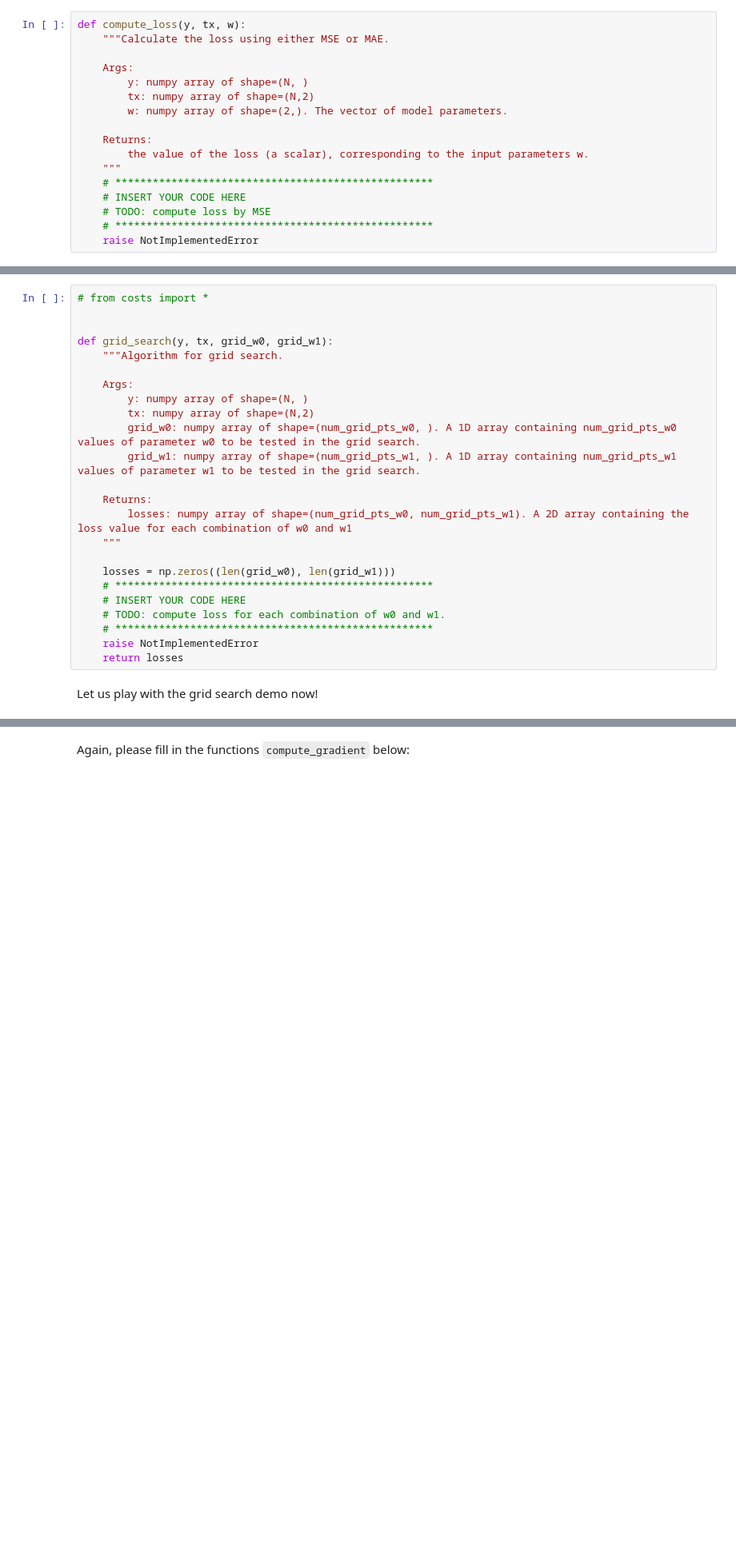
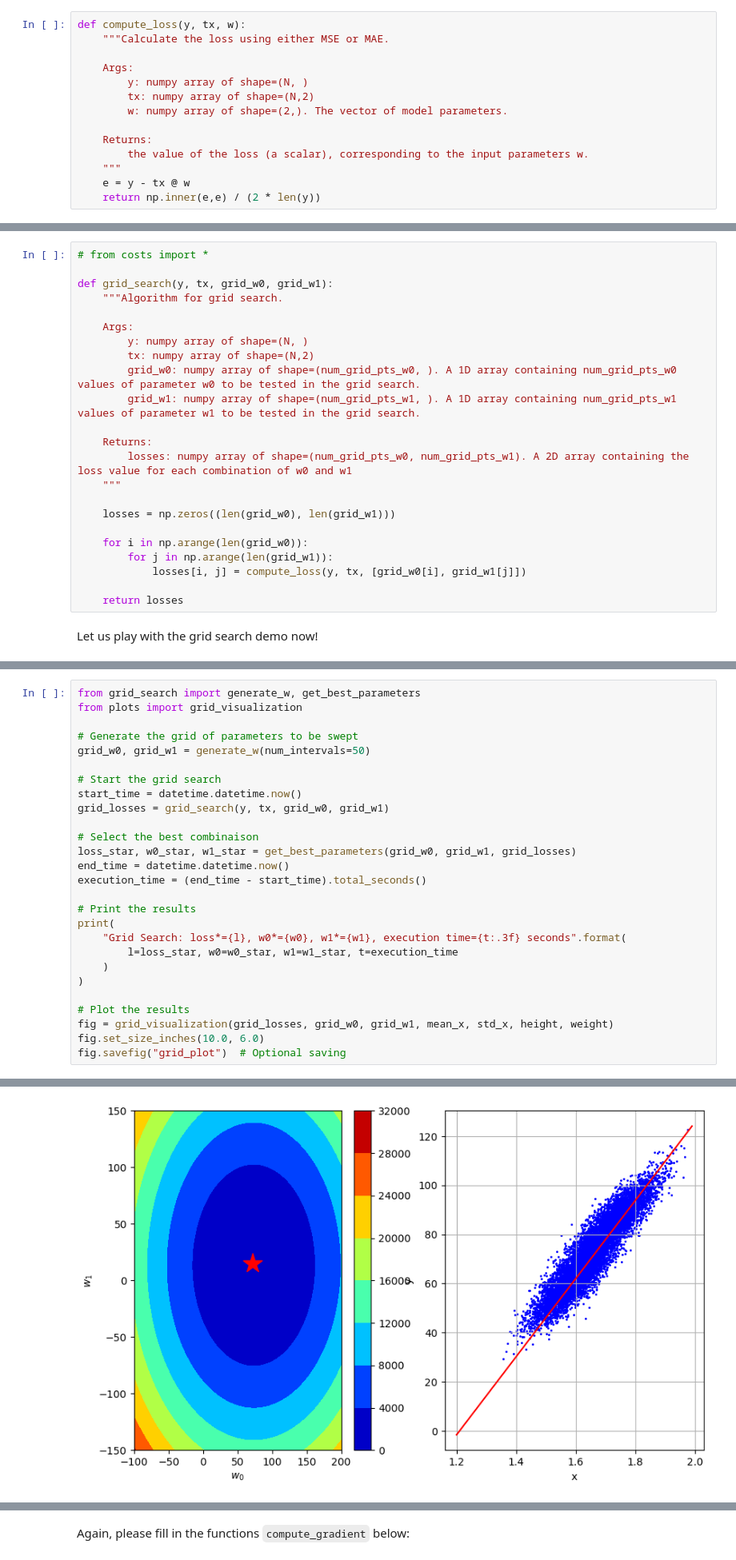
Before and after one commit to WeneKouarfate/ML_course, a Jupyter notebook: labs/ex02/template/ex02.ipynb, the cells around one changed output, grey strips where cells are left out. Shown at 80% size. Cells and saved outputs as stored; diff of their text form; blank space fills up the shorter version.

```diff
--- a/labs/ex02/template/ex02.ipynb
+++ b/labs/ex02/template/ex02.ipynb
@@ -37,8 +47,5 @@ def compute_loss(y, tx, w):
     Returns:
         the value of the loss (a scalar), corresponding to the input parameters w.
     """
-    # ***************************************************
-    # INSERT YOUR CODE HERE
-    # TODO: compute loss by MSE
-    # ***************************************************
-    raise NotImplementedError
+    e = y - tx @ w
+    return np.inner(e,e) / (2 * len(y))
@@ -48,7 +60,6 @@ def compute_loss(y, tx, w):
 Fill in the function `grid_search()` below:
 # %%
 # from costs import *
-
 
 def grid_search(y, tx, grid_w0, grid_w1):
     """Algorithm for grid search.
@@ -64,11 +75,11 @@ def grid_search(y, tx, grid_w0, grid_w1):
     """
 
     losses = np.zeros((len(grid_w0), len(grid_w1)))
-    # ***************************************************
-    # INSERT YOUR CODE HERE
-    # TODO: compute loss for each combination of w0 and w1.
-    # ***************************************************
-    raise NotImplementedError
+
+    for i in np.arange(len(grid_w0)):
+        for j in np.arange(len(grid_w1)):
+            losses[i, j] = compute_loss(y, tx, [grid_w0[i], grid_w1[j]])
+
     return losses
 # %% [markdown]
 Let us play with the grid search demo now!
@@ -101,0 +118,28 @@ fig.savefig("grid_plot")  # Optional saving
+# %%
+from grid_search import generate_w, get_best_parameters
+from plots import grid_visualization
+
+# Generate the grid of parameters to be swept
+grid_w0, grid_w1 = generate_w(num_intervals=50)
+
+# Start the grid search
+start_time = datetime.datetime.now()
+grid_losses = grid_search(y, tx, grid_w0, grid_w1)
+
+# Select the best combinaison
+loss_star, w0_star, w1_star = get_best_parameters(grid_w0, grid_w1, grid_losses)
+end_time = datetime.datetime.now()
+execution_time = (end_time - start_time).total_seconds()
+
+# Print the results
+print(
+    "Grid Search: loss*={l}, w0*={w0}, w1*={w1}, execution time={t:.3f} seconds".format(
+        l=loss_star, w0=w0_star, w1=w1_star, t=execution_time
+    )
+)
+
+# Plot the results
+fig = grid_visualization(grid_losses, grid_w0, grid_w1, mean_x, std_x, height, weight)
+fig.set_size_inches(10.0, 6.0)
+fig.savefig("grid_plot")  # Optional saving
+# %% [output]
@@ -101,0 +147 @@ fig.savefig("grid_plot")  # Optional saving
+[figure, added]
```
Also changed, not shown: parts of 35 cells of this notebook, 1 other file.
